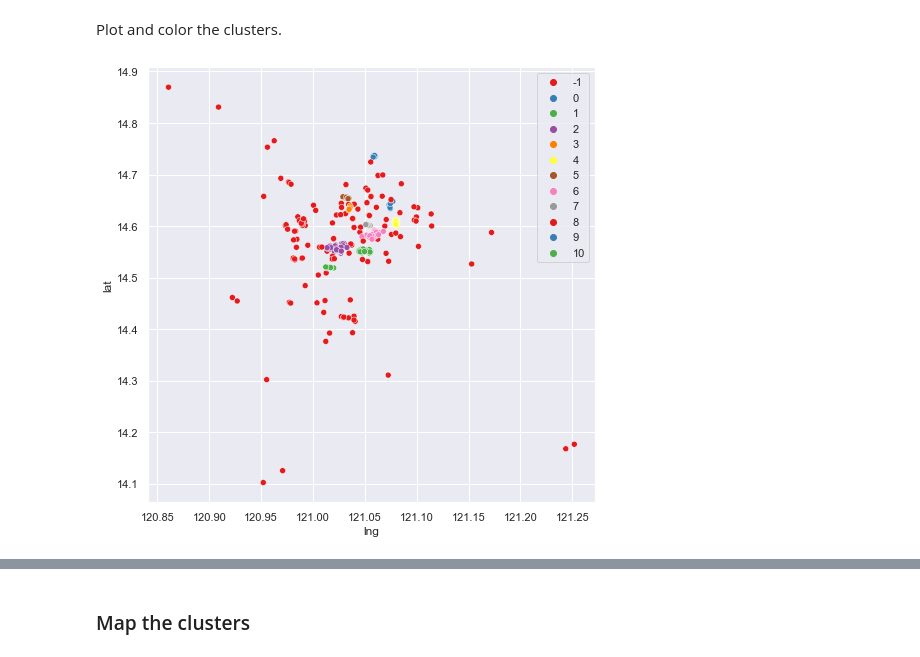
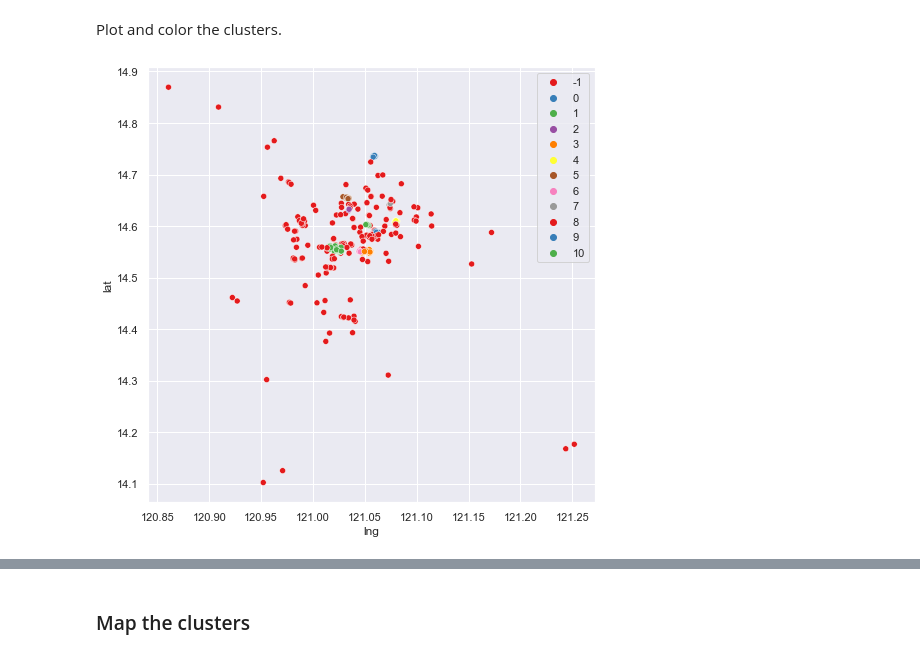
Before and after one commit to jebersabe/EDA-Projects, a Jupyter notebook: PS4/PS4 - Jake.ipynb, the cells around one changed output, grey strips where cells are left out. Saved outputs shown, nothing was run; the diff lists cells and outputs as text; code cells hidden in the pictures.

```diff
--- a/PS4/PS4 - Jake.ipynb
+++ b/PS4/PS4 - Jake.ipynb
@@ -122,10 +120,10 @@ sns.scatterplot(data=coffee, x='lng', y='lat')
 # %% [markdown]
 Plot and color the clusters.
 # %%
-dbscan = DBSCAN(eps=0.005, min_samples=5) # using the optimal epsilon value
+dbscan = DBSCAN(eps=0.0025, min_samples=5) # using the optimal epsilon value
 display_clusters(dbscan,coffee[['lat','lng']])
 # %% [output]
-[figure, old version]
+[figure, new version]
 # %%
 # create a column containing information about the cluster assignment of each coffee shops
 coffee['cluster'] = dbscan.labels_
```
Also changed, not shown: parts of 5 cells of this notebook, 3 other files.
